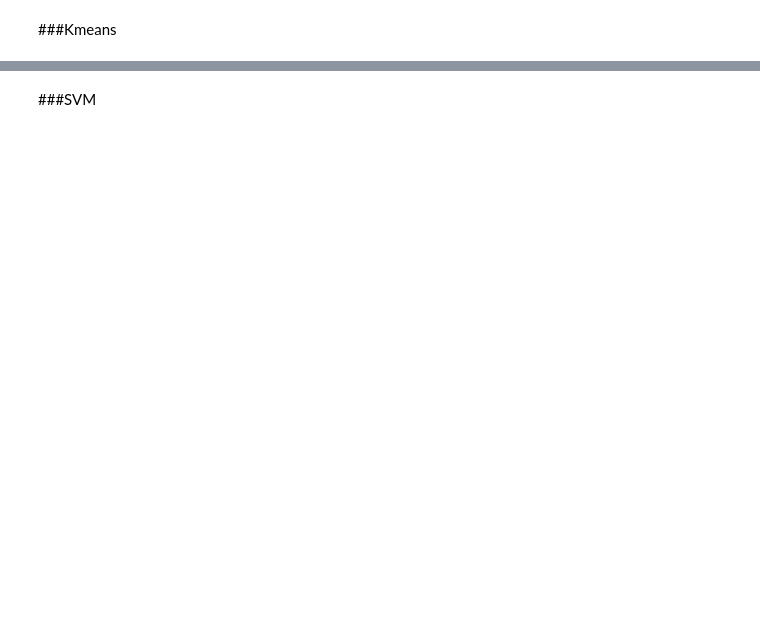
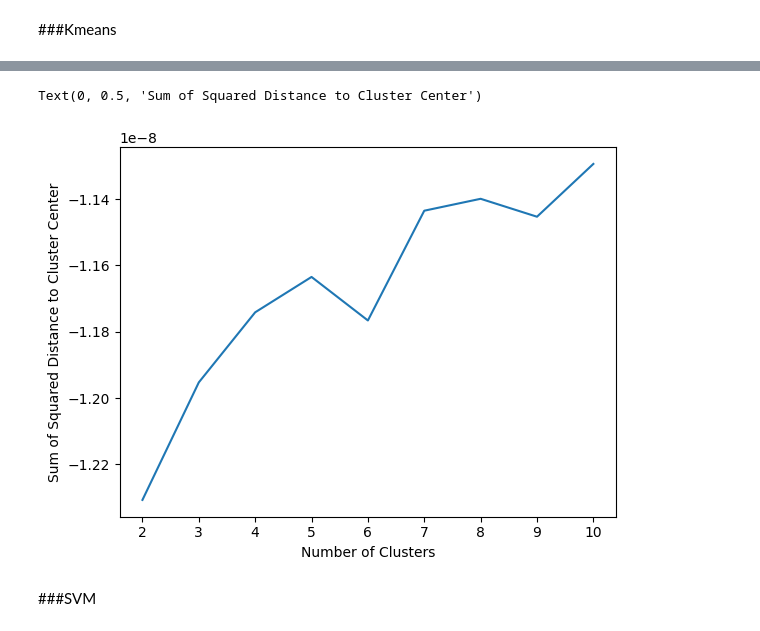
Before and after one commit to Debapriya-Tula/Metastatic-tissue-classification, a Jupyter notebook: Udbhav_BIOENGR_M209_Project_Code.ipynb, the cells around one changed output, grey strips where cells are left out. Drawn from its saved outputs; the diff is of its cells as text; code cells hidden in the pictures; blank space fills up the shorter version.

```diff
--- a/Udbhav_BIOENGR_M209_Project_Code.ipynb
+++ b/Udbhav_BIOENGR_M209_Project_Code.ipynb
@@ -692,2 +802,10 @@ print(y_train)
+# %%
+import matplotlib.pyplot as plt
+plt.plot(k_list, k_means_score)
+plt.xlabel("Number of Clusters")
+plt.ylabel("Sum of Squared Distance to Cluster Center")
+# %% [output]
+Text(0, 0.5, 'Sum of Squared Distance to Cluster Center')
+[figure, added]
 # %% [markdown]
 ###SVM
```
Also changed, not shown: parts of 33 cells of this notebook.
